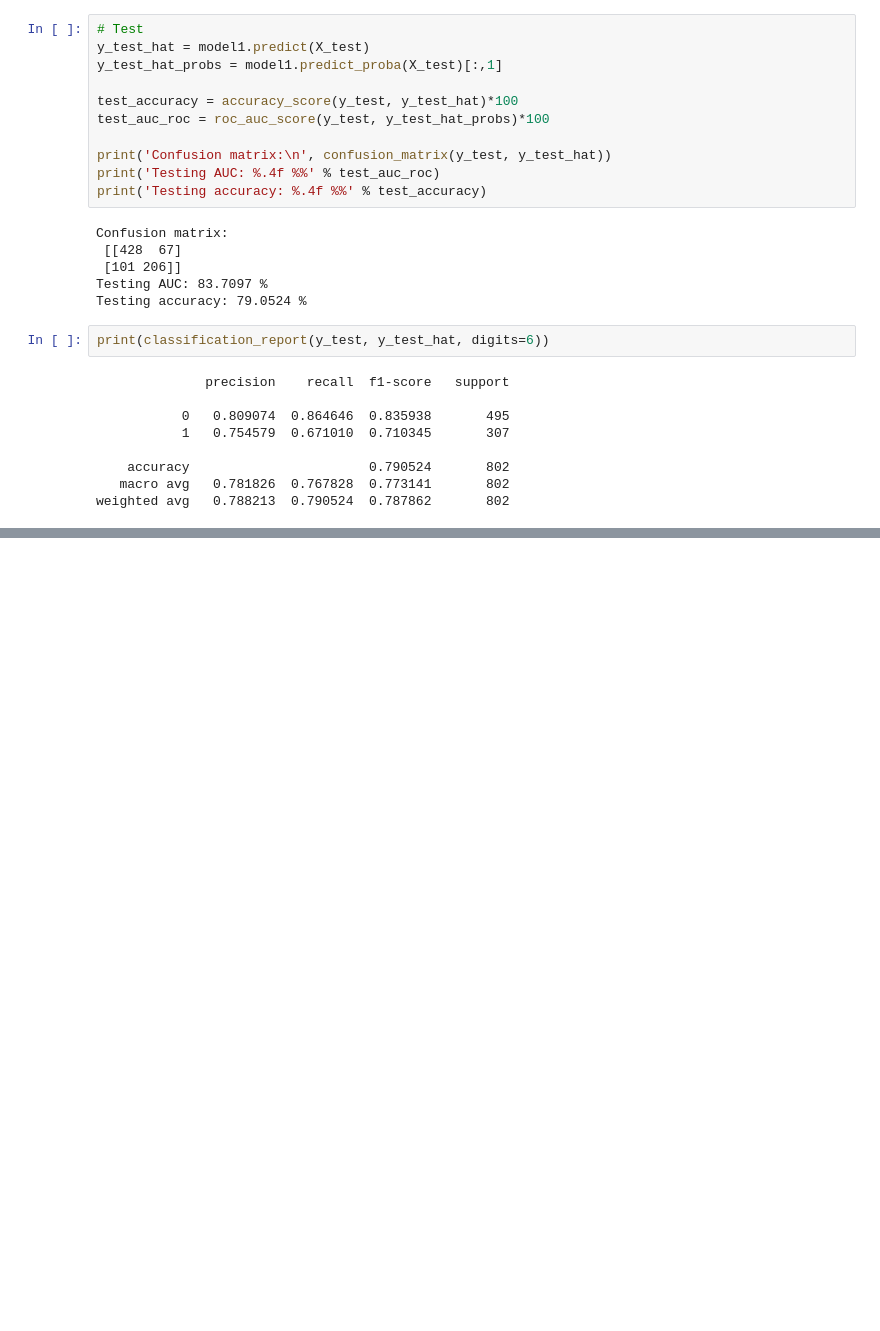
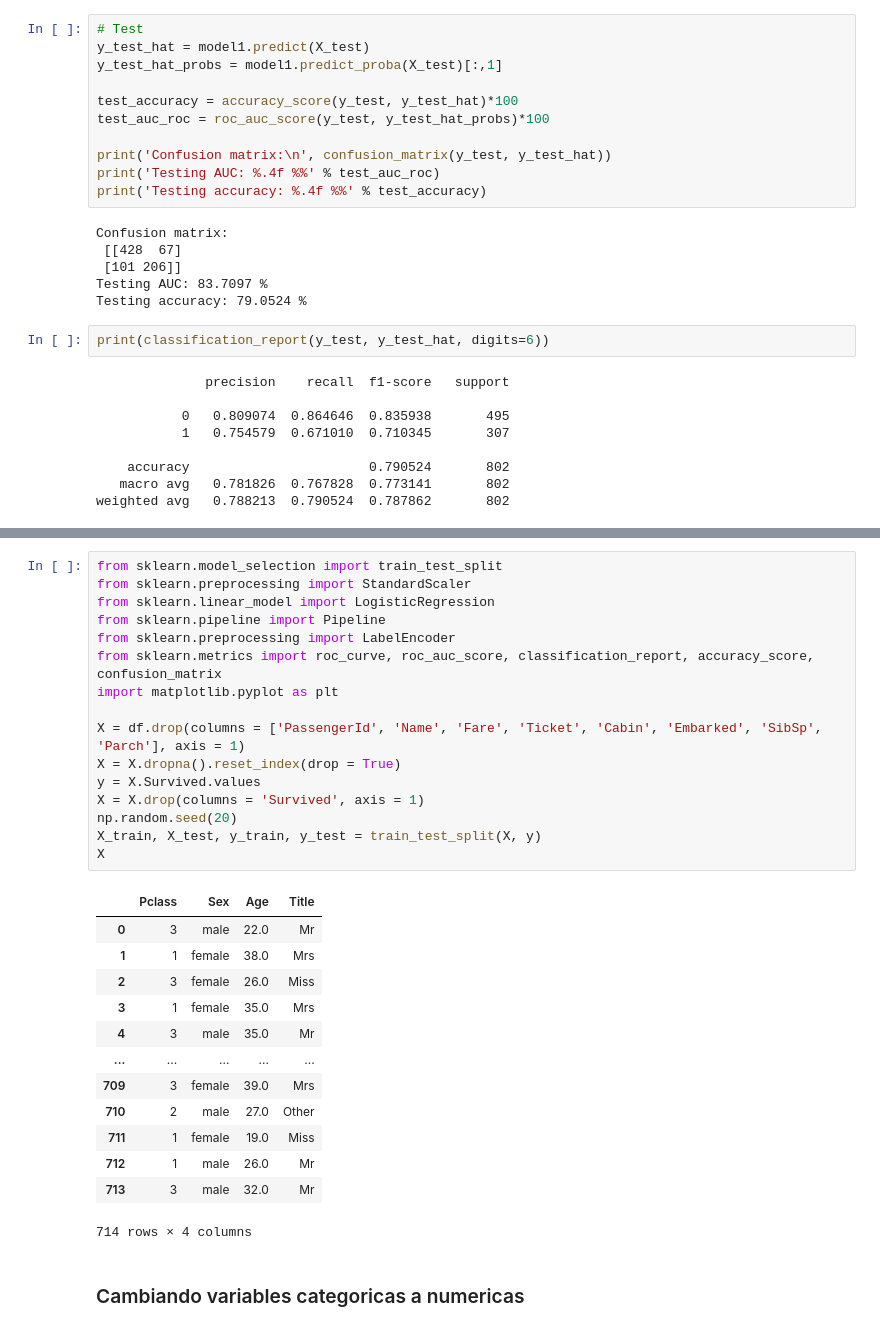
Before and after one commit to facund015/ai_avanzada_reto, a Jupyter notebook: Titanic/titanic.ipynb, the cells around one changed output, grey strips where cells are left out. Drawn from its saved outputs; the diff is of its cells as text; blank space fills up the shorter version.

```diff
--- a/Titanic/titanic.ipynb
+++ b/Titanic/titanic.ipynb
@@ -483,0 +828,32 @@ weighted avg   0.788213  0.790524  0.787862       802
+# %%
+from sklearn.model_selection import train_test_split
+from sklearn.preprocessing import StandardScaler
+from sklearn.linear_model import LogisticRegression
+from sklearn.pipeline import Pipeline
+from sklearn.preprocessing import LabelEncoder
+from sklearn.metrics import roc_curve, roc_auc_score, classification_report, accuracy_score, confusion_matrix
+import matplotlib.pyplot as plt
+
+X = df.drop(columns = ['PassengerId', 'Name', 'Fare', 'Ticket', 'Cabin', 'Embarked', 'SibSp', 'Parch'], axis = 1)
+X = X.dropna().reset_index(drop = True)
+y = X.Survived.values
+X = X.drop(columns = 'Survived', axis = 1)
+np.random.seed(20)
+X_train, X_test, y_train, y_test = train_test_split(X, y)
+X
+# %% [output]
+|  | Pclass | Sex | Age | Title |
+| 0 | 3 | male | 22.0 | Mr |
+| 1 | 1 | female | 38.0 | Mrs |
+| 2 | 3 | female | 26.0 | Miss |
+| 3 | 1 | female | 35.0 | Mrs |
+| 4 | 3 | male | 35.0 | Mr |
+| ... | ... | ... | ... | ... |
+| 709 | 3 | female | 39.0 | Mrs |
+| 710 | 2 | male | 27.0 | Other |
+| 711 | 1 | female | 19.0 | Miss |
+| 712 | 1 | male | 26.0 | Mr |
+| 713 | 3 | male | 32.0 | Mr |
+714 rows × 4 columns
+# %% [markdown]
+### Cambiando variables categoricas a numericas
```
Also changed, not shown: parts of 70 cells of this notebook, 5 other files.
